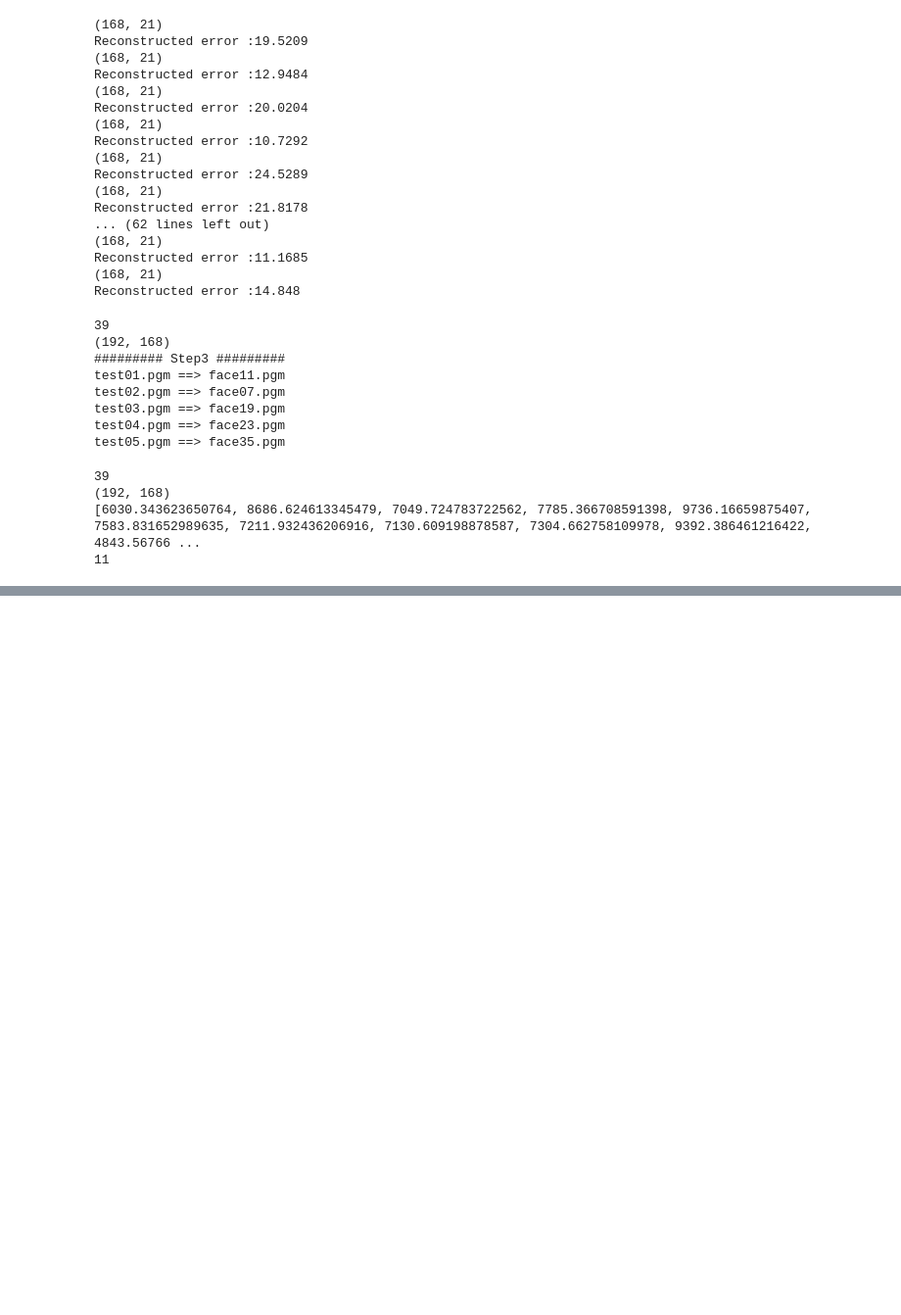
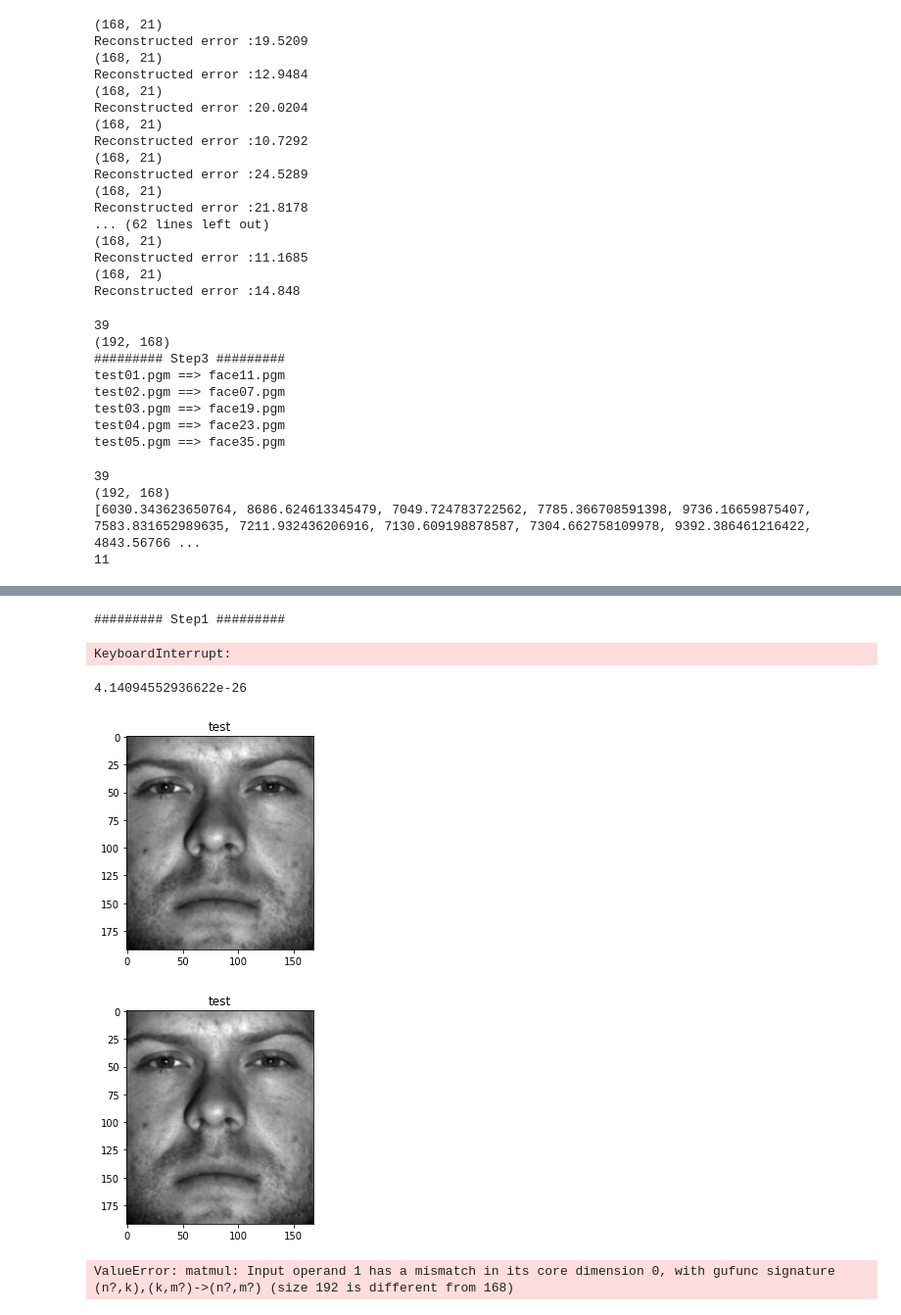
Before and after one commit to thxxx/computerVision, a Jupyter notebook: Project2/final-Copy1.ipynb, the cells around one changed output, grey strips where cells are left out. Shown at 98% size. Drawn from its saved outputs; the diff is of its cells as text; code cells hidden in the pictures; blank space fills up the shorter version.

```diff
--- a/Project2/final-Copy1.ipynb
+++ b/Project2/final-Copy1.ipynb
@@ -53,6 +53,7 @@ def computeDimensions(img, percent=0.9):
 
     for i in range(whole_nom_of_pc):
         ssum += eigvals[i]
+        print(eigvals[i])
         numPc += 1
         # print(f"현재 고유 값{i} : {eigvals[i]}")
         if(ssum/sumvar >= percent):
@@ -63,7 +64,7 @@ def computeDimensions(img, percent=0.9):
     print("선택된 차원 수 ", numPc)
     return numPc
 
-perc = 0.93
+perc = 0.95
 numPc = computeDimensions(image, perc)
 # print(f"nput Percentage: {sys.argv[1]}")
 print(f"Input Percentage: {perc}\n")
@@ -190,0 +622,67 @@ print(found)
+# %%
+print("######### Step1 #########\n")
+
+def computeDimensions(img, percent=0.9):
+
+    # computing eigenvalues and eigenvectors of covariance matrix
+    matrix = (img - np.mean(img.T, axis=1)).T # subtract the mean (along columns)
+
+    [eigvals, eigvec] = np.linalg.eig(np.cov(img))
+
+    whole_nom_of_pc = np.size(eigvec, axis=0)
+
+    eigvals = sorted(eigvals)
+    eigvals = eigvals[::-1]
+
+    ssum = 0
+    numPc=0
+    sumvar = sum(eigvals)
+
+    print(sum(eigvals))
+
+    for i in range(whole_nom_of_pc):
+        ssum += eigvals[i]
+        numPc += 1
+        if(ssum/sumvar >= percent):
+            print("확률 : ",ssum/sumvar)
+            break
+
+    print("전체 차원 수 ", whole_nom_of_pc)
+    print("선택된 차원 수 ", numPc)
+    return numPc
+
+perc = 0.95
+numPc = computeDimensions(image, perc)
+# print(f"nput Percentage: {sys.argv[1]}")
+print(f"Input Percentage: {perc}\n")
+print(f"Selected Dimansion : {numPc}\n")
+# %% [output]
+######### Step1 #########
+KeyboardInterrupt:
+# %%
+
+image = cv2.imread("faces_training/face01.pgm", cv2.IMREAD_GRAYSCALE)
+
+U, S, V = np.linalg.svd(image, full_matrices=False)
+
+im = np.dot(U, np.dot(np.diag(S), V))
+
+re_err_sum = 0
+for i in range(row):
+    for j in range(col):
+        re_err_sum += (np.abs(train_images[0][i][j]) - im[i][j])**2
+
+print(np.abs(re_err_sum)/(row*col))
+
+plt.title("test")
+plt.imshow(im, cmap='gray')
+plt.show()
+
+plt.title("test")
+plt.imshow(train_images[0], cmap='gray')
+plt.show()
+# %% [output]
+4.14094552936622e-26
+[figure, added]
+[figure, added]
+ValueError: matmul: Input operand 1 has a mismatch in its core dimension 0, with gufunc signature (n?,k),(k,m?)->(n?,m?) (size 192 is different from 168)
```
Also changed, not shown: parts of 7 cells of this notebook, 46 other files.
